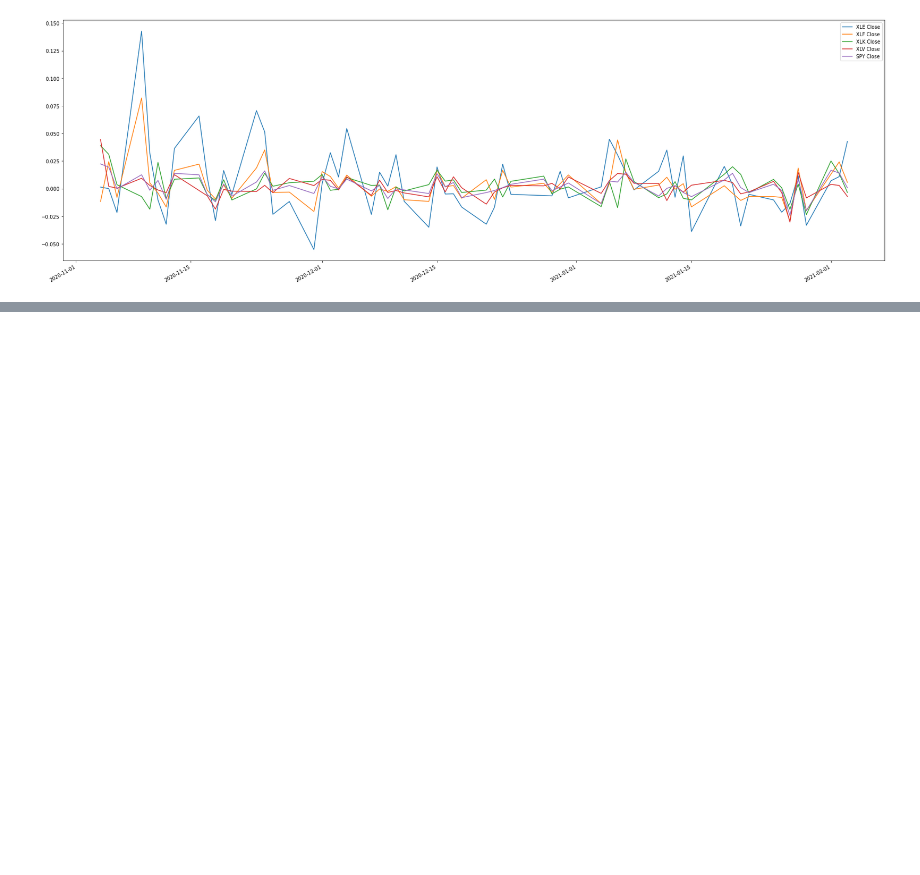
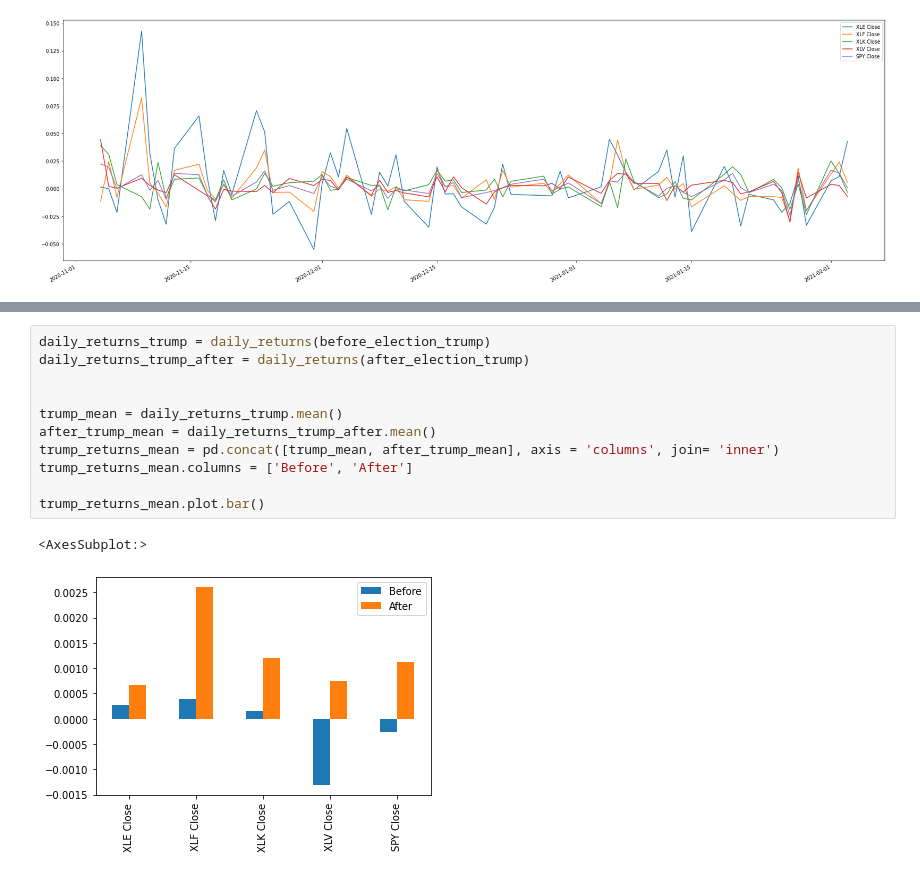
Before and after one commit to pdellis85/PoliStock, a Jupyter notebook: Viz-Test.ipynb, the cells around one changed output, grey strips where cells are left out. Drawn from its saved outputs; the diff is of its cells as text; blank space fills up the shorter version.

```diff
--- a/Viz-Test.ipynb
+++ b/Viz-Test.ipynb
@@ -598,0 +609,14 @@ biden_returns_df.plot.bar(figsize=(50,10))
+# %%
+daily_returns_trump = daily_returns(before_election_trump)
+daily_returns_trump_after = daily_returns(after_election_trump)
+
+
+trump_mean = daily_returns_trump.mean()
+after_trump_mean = daily_returns_trump_after.mean()
+trump_returns_mean = pd.concat([trump_mean, after_trump_mean], axis = 'columns', join= 'inner')
+trump_returns_mean.columns = ['Before', 'After']
+
+trump_returns_mean.plot.bar()
+# %% [output]
+<AxesSubplot:>
+[figure, added]
```
Also changed, not shown: parts of 10 cells of this notebook.
